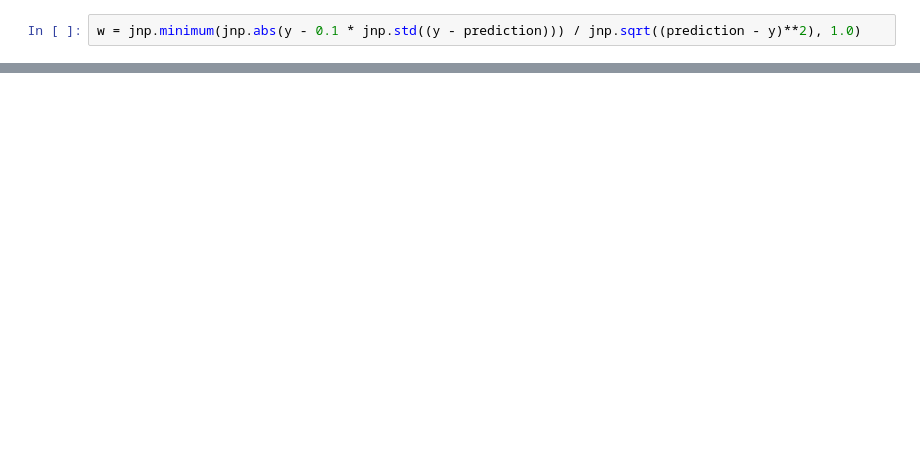
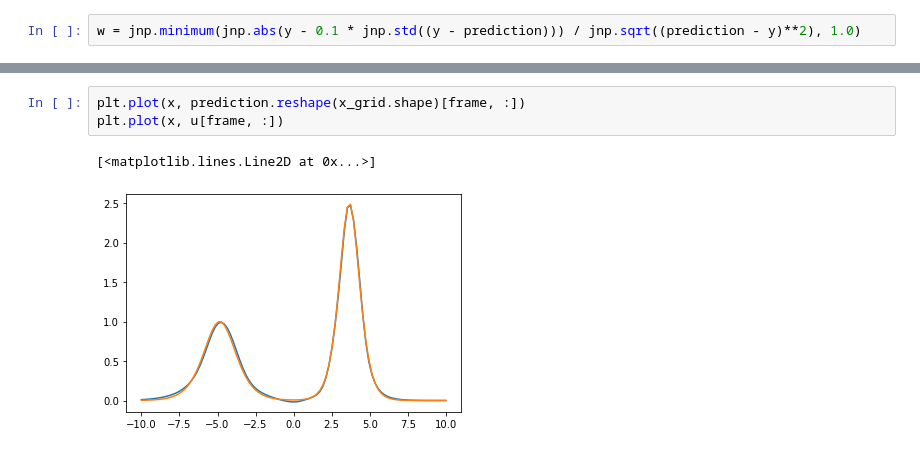
Before and after one commit to GJBoth/modax, a Jupyter notebook: notebooks/dynamic/conditional_gaussian/weighted_least_squares.ipynb, the cells around one changed output, grey strips where cells are left out. Saved outputs shown, nothing was run; the diff lists cells and outputs as text; blank space fills up the shorter version.

```diff
--- a/notebooks/dynamic/conditional_gaussian/weighted_least_squares.ipynb
+++ b/notebooks/dynamic/conditional_gaussian/weighted_least_squares.ipynb
@@ -527,0 +393,6 @@ DeviceArray([1.        , 1.        , 1.        , 1.        , 1.        ,
+# %%
+plt.plot(x, prediction.reshape(x_grid.shape)[frame, :])
+plt.plot(x, u[frame, :])
+# %% [output]
+[<matplotlib.lines.Line2D at 0x...>]
+[figure, added]
```
Also changed, not shown: parts of 46 cells of this notebook, 6 other files.
